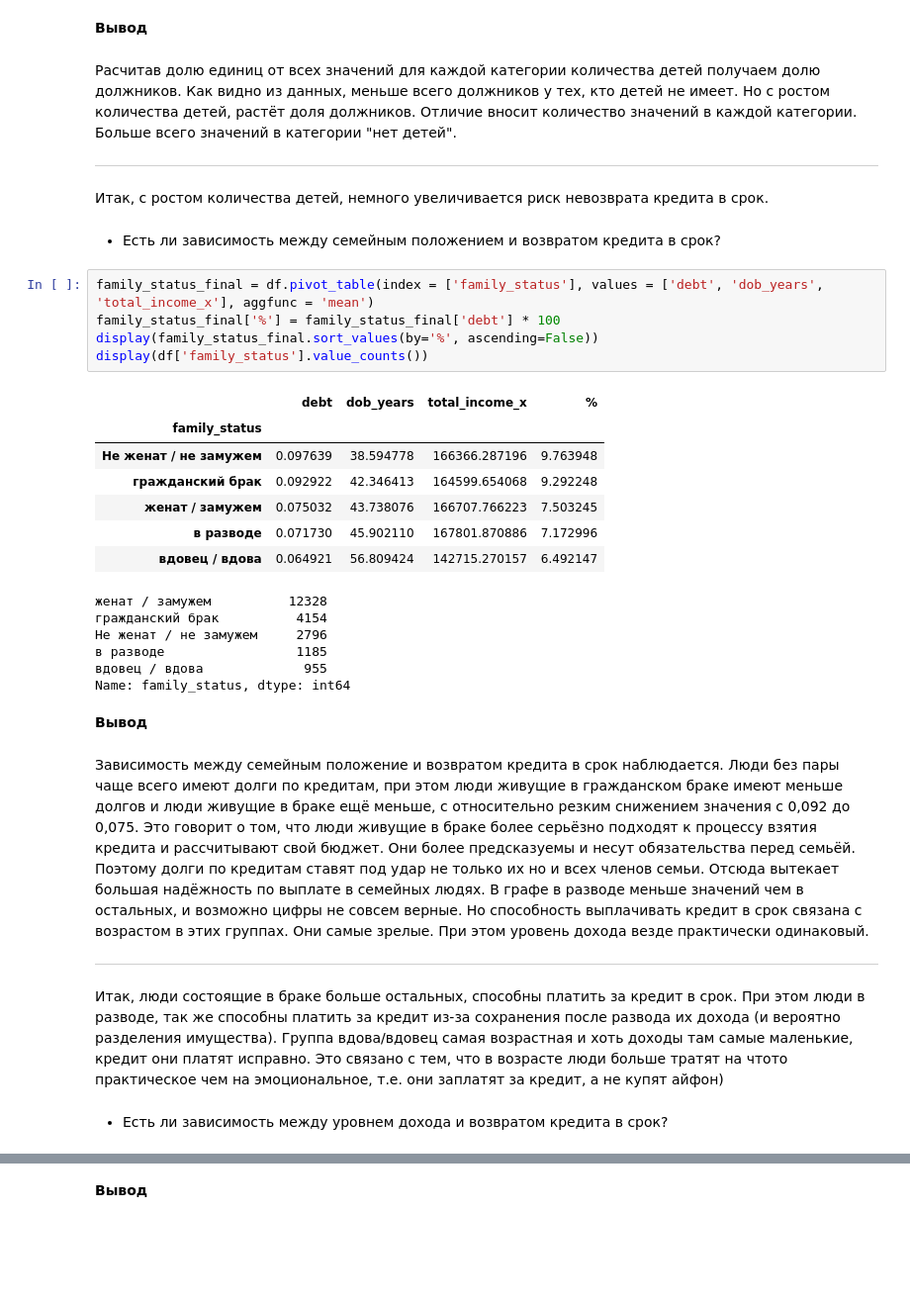
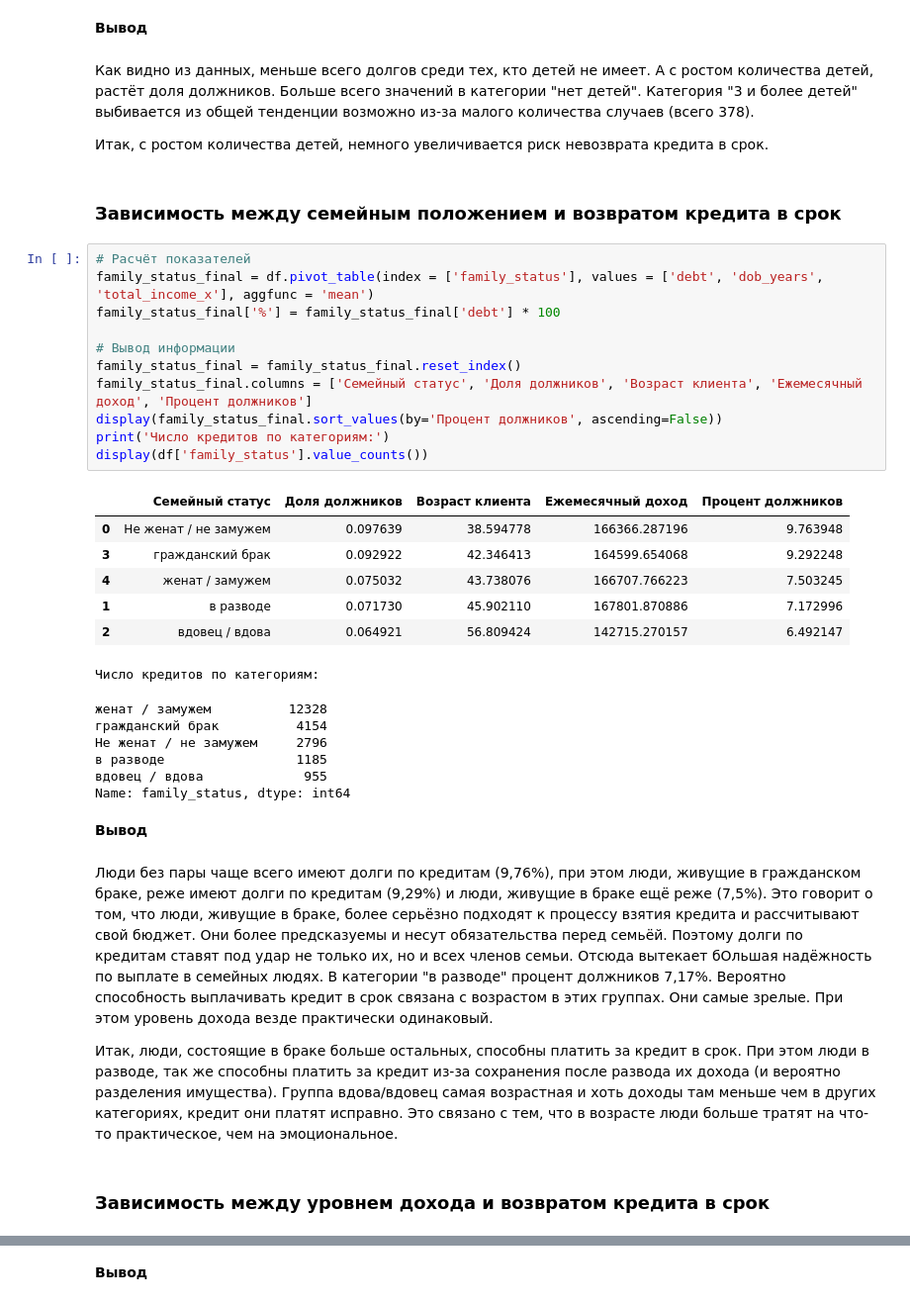
Before and after one commit to AlexAbr63/Data_analysis_projects, a Jupyter notebook: Reliability_of_borrowers/Reliability of borrowers.ipynb, the cells around one changed output, grey strips where cells are left out. Shown at 99% size. Cells and saved outputs as stored; diff of their text form; blank space fills up the shorter version.

```diff
--- a/Investigation of the reliability of borrowers/Reliability_of_borrowers_project.ipynb
+++ b/Reliability_of_borrowers/Reliability of borrowers.ipynb
@@ -387,37 +417,42 @@ Name: category_children, dtype: int64
 # %% [markdown]
 **Вывод**
 # %% [markdown]
-Расчитав долю единиц от всех значений для каждой категории количества детей получаем долю должников. Как видно из данных, меньше всего должников у тех, кто детей не имеет. Но с ростом количества детей, растёт доля должников.
-Отличие вносит количество значений в каждой категории. Больше всего значений в категории "нет детей".
-_________________________________________________________________________________________________________________________
+Как видно из данных, меньше всего долгов среди тех, кто детей не имеет. А с ростом количества детей, растёт доля должников. Больше всего значений в категории "нет детей". Категория "3 и более детей" выбивается из общей тенденции возможно из-за малого количества случаев (всего 378).
+
 Итак, с ростом количества детей, немного увеличивается риск невозврата кредита в срок.
 # %% [markdown]
-- Есть ли зависимость между семейным положением и возвратом кредита в срок?
+### Зависимость между семейным положением и возвратом кредита в срок
 # %%
+# Расчёт показателей
 family_status_final = df.pivot_table(index = ['family_status'], values = ['debt', 'dob_years', 'total_income_x'], aggfunc = 'mean')
 family_status_final['%'] = family_status_final['debt'] * 100
-display(family_status_final.sort_values(by='%', ascending=False))
+
+# Вывод информации
+family_status_final = family_status_final.reset_index()
+family_status_final.columns = ['Семейный статус', 'Доля должников', 'Возраст клиента', 'Ежемесячный доход', 'Процент должников']
+display(family_status_final.sort_values(by='Процент должников', ascending=False))
+print('Число кредитов по категориям:')
 display(df['family_status'].value_counts())
 # %% [output]
-|  | debt | dob_years | total_income_x | % |
-| family_status |  |  |  |  |
-| Не женат / не замужем | 0.097639 | 38.594778 | 166366.287196 | 9.763948 |
-| гражданский брак | 0.092922 | 42.346413 | 164599.654068 | 9.292248 |
-| женат / замужем | 0.075032 | 43.738076 | 166707.766223 | 7.503245 |
-| в разводе | 0.071730 | 45.902110 | 167801.870886 | 7.172996 |
-| вдовец / вдова | 0.064921 | 56.809424 | 142715.270157 | 6.492147 |
+|  | Семейный статус | Доля должников | Возраст клиента | Ежемесячный доход | Процент должников |
+| 0 | Не женат / не замужем | 0.097639 | 38.594778 | 166366.287196 | 9.763948 |
+| 3 | гражданский брак | 0.092922 | 42.346413 | 164599.654068 | 9.292248 |
+| 4 | женат / замужем | 0.075032 | 43.738076 | 166707.766223 | 7.503245 |
+| 1 | в разводе | 0.071730 | 45.902110 | 167801.870886 | 7.172996 |
+| 2 | вдовец / вдова | 0.064921 | 56.809424 | 142715.270157 | 6.492147 |
-женат / замужем          12328
-гражданский брак          4154
-Не женат / не замужем     2796
-в разводе                 1185
-вдовец / вдова             955
-Name: family_status, dtype: int64
+Число кредитов по категориям:
+женат / замужем          12328
+гражданский брак          4154
+Не женат / не замужем     2796
+в разводе                 1185
+вдовец / вдова             955
+Name: family_status, dtype: int64
 # %% [markdown]
 **Вывод**
 # %% [markdown]
-Зависимость между семейным положение и возвратом кредита в срок наблюдается. Люди без пары чаще всего имеют долги по кредитам, при этом люди живущие в гражданском браке имеют меньше долгов и люди живущие в браке ещё меньше, с относительно резким снижением значения с 0,092 до 0,075. Это говорит о том, что люди живущие в браке более серьёзно подходят к процессу взятия кредита и рассчитывают свой бюджет. Они более предсказуемы и несут обязательства перед семьёй. Поэтому долги по кредитам ставят под удар не только их но и всех членов семьи. Отсюда вытекает большая надёжность по выплате в семейных людях. В графе в разводе меньше значений чем в остальных, и возможно цифры не совсем верные. Но способность выплачивать кредит в срок связана с возрастом в этих группах. Они самые зрелые. При этом уровень дохода везде практически одинаковый.
-_______________________________________________________________________________________________________________________________
-Итак, люди состоящие в браке больше остальных, способны платить за кредит в срок. При этом люди в разводе, так же способны платить за кредит из-за сохранения после развода их дохода (и вероятно разделения имущества). Группа вдова/вдовец самая возрастная и хоть доходы там самые маленькие, кредит они платят исправно. Это связано с тем, что в возрасте люди больше тратят на чтото практическое чем на эмоциональное, т.е. они заплатят за кредит, а не купят айфон)
+Люди без пары чаще всего имеют долги по кредитам (9,76%), при этом люди, живущие в гражданском браке, реже имеют долги по кредитам (9,29%) и люди, живущие в браке ещё реже (7,5%). Это говорит о том, что люди, живущие в браке, более серьёзно подходят к процессу взятия кредита и рассчитывают свой бюджет. Они более предсказуемы и несут обязательства перед семьёй. Поэтому долги по кредитам ставят под удар не только их, но и всех членов семьи. Отсюда вытекает бОльшая надёжность по выплате в семейных людях. В категории "в разводе" процент должников 7,17%. Вероятно способность выплачивать кредит в срок связана с возрастом в этих группах. Они самые зрелые. При этом уровень дохода везде практически одинаковый.
+
+Итак, люди, состоящие в браке больше остальных, способны платить за кредит в срок. При этом люди в разводе, так же способны платить за кредит из-за сохранения после развода их дохода (и вероятно разделения имущества). Группа вдова/вдовец самая возрастная и хоть доходы там меньше чем в других категориях, кредит они платят исправно. Это связано с тем, что в возрасте люди больше тратят на что-то практическое, чем на эмоциональное.
 # %% [markdown]
-- Есть ли зависимость между уровнем дохода и возвратом кредита в срок?
+### Зависимость между уровнем дохода и возвратом кредита в срок
 # %%
```
Also changed, not shown: parts of 55 cells of this notebook, 3 other files.
